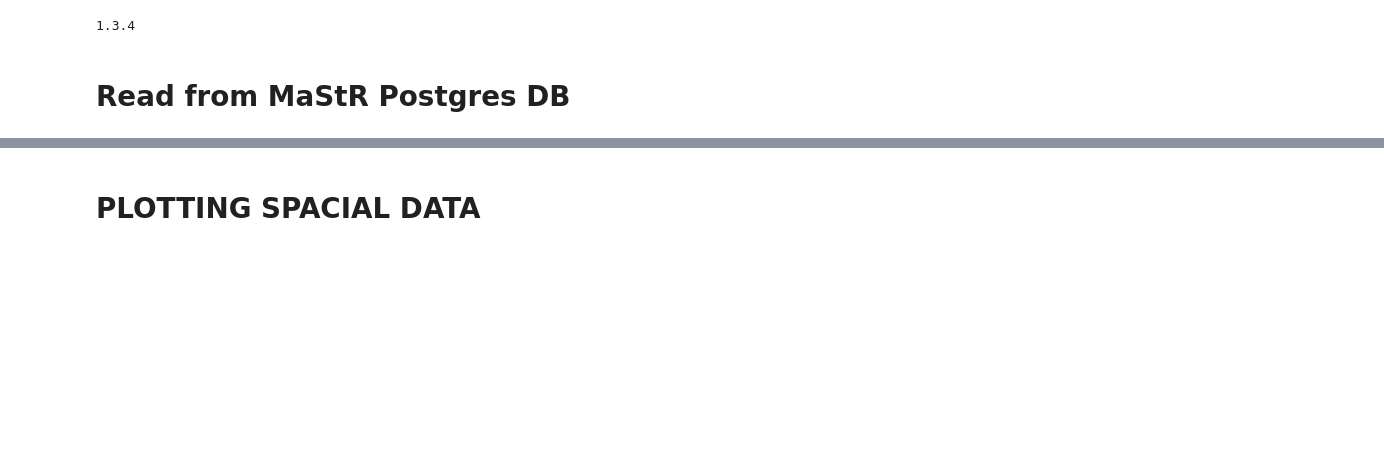
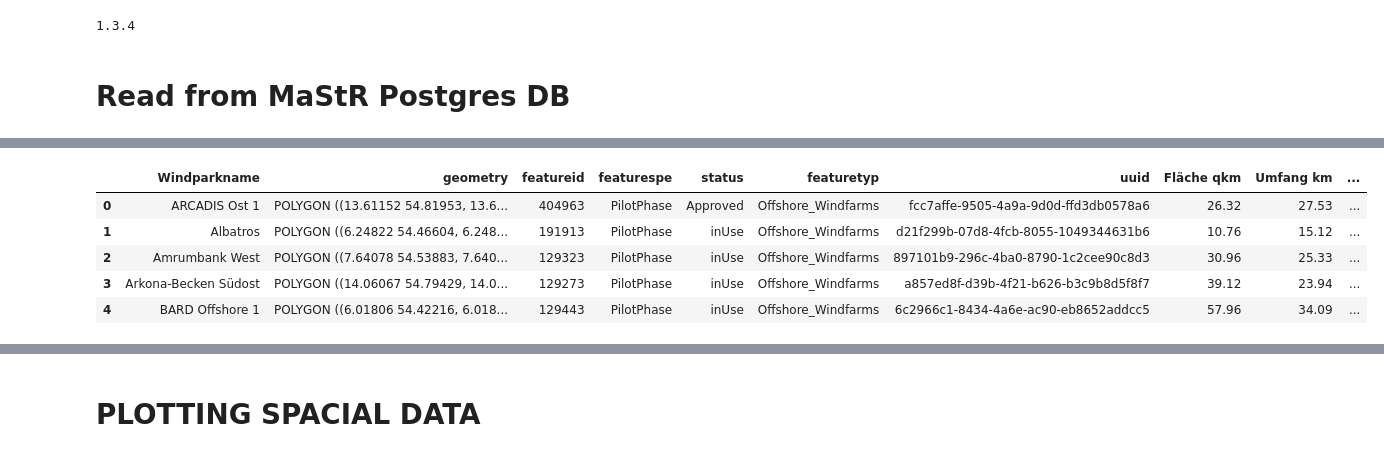
Before and after one commit to clwehner/Windatlas, a Jupyter notebook: windatlas/mastr/sqlToPandas.ipynb, the cells around one changed output, grey strips where cells are left out. Drawn from its saved outputs; the diff is of its cells as text; code cells hidden in the pictures; blank space fills up the shorter version.

```diff
--- a/windatlas/mastr/sqlToPandas.ipynb
+++ b/windatlas/mastr/sqlToPandas.ipynb
@@ -113,0 +143,22 @@ len(df.columns)
+# %%
+# combine shapes of same name
+offshore_parks_diss = offshore_parks.dissolve(by='Windparkname', aggfunc='first', as_index=False)
+
+# set crs for calculations in meter
+offshore_parks_diss = offshore_parks_diss.to_crs(epsg=3763)
+# recalculate area and boundary
+offshore_parks_diss["Fläche qkm"] = (offshore_parks_diss.geometry.area / 1000000).round(2)
+offshore_parks_diss["Umfang km"] = (offshore_parks_diss.geometry.boundary.length / 1000).round(2)
+# buffer boundary to catch wea on the edge of shapes
+offshore_parks_diss["geometry"] = offshore_parks_diss.geometry.buffer(15)
+# reset crs
+offshore_parks_diss = offshore_parks_diss.to_crs(epsg=4326)
+
+offshore_parks_diss.head()
+# %% [output]
+|  | Windparkname | geometry | featureid | featurespe | status | featuretyp | uuid | Fläche qkm | Umfang km | ... |
+| 0 | ARCADIS Ost 1 | POLYGON ((13.61152 54.81953, 13.6... | 404963 | PilotPhase | Approved | Offshore_Windfarms | fcc7affe-9505-4a9a-9d0d-ffd3db0578a6 | 26.32 | 27.53 | ... |
+| 1 | Albatros | POLYGON ((6.24822 54.46604, 6.248... | 191913 | PilotPhase | inUse | Offshore_Windfarms | d21f299b-07d8-4fcb-8055-1049344631b6 | 10.76 | 15.12 | ... |
+| 2 | Amrumbank West | POLYGON ((7.64078 54.53883, 7.640... | 129323 | PilotPhase | inUse | Offshore_Windfarms | 897101b9-296c-4ba0-8790-1c2cee90c8d3 | 30.96 | 25.33 | ... |
+| 3 | Arkona-Becken Südost | POLYGON ((14.06067 54.79429, 14.0... | 129273 | PilotPhase | inUse | Offshore_Windfarms | a857ed8f-d39b-4f21-b626-b3c9b8d5f8f7 | 39.12 | 23.94 | ... |
+| 4 | BARD Offshore 1 | POLYGON ((6.01806 54.42216, 6.018... | 129443 | PilotPhase | inUse | Offshore_Windfarms | 6c2966c1-8434-4a6e-ac90-eb8652addcc5 | 57.96 | 34.09 | ... |
```
Also changed, not shown: parts of 15 cells of this notebook, 22 other files.
